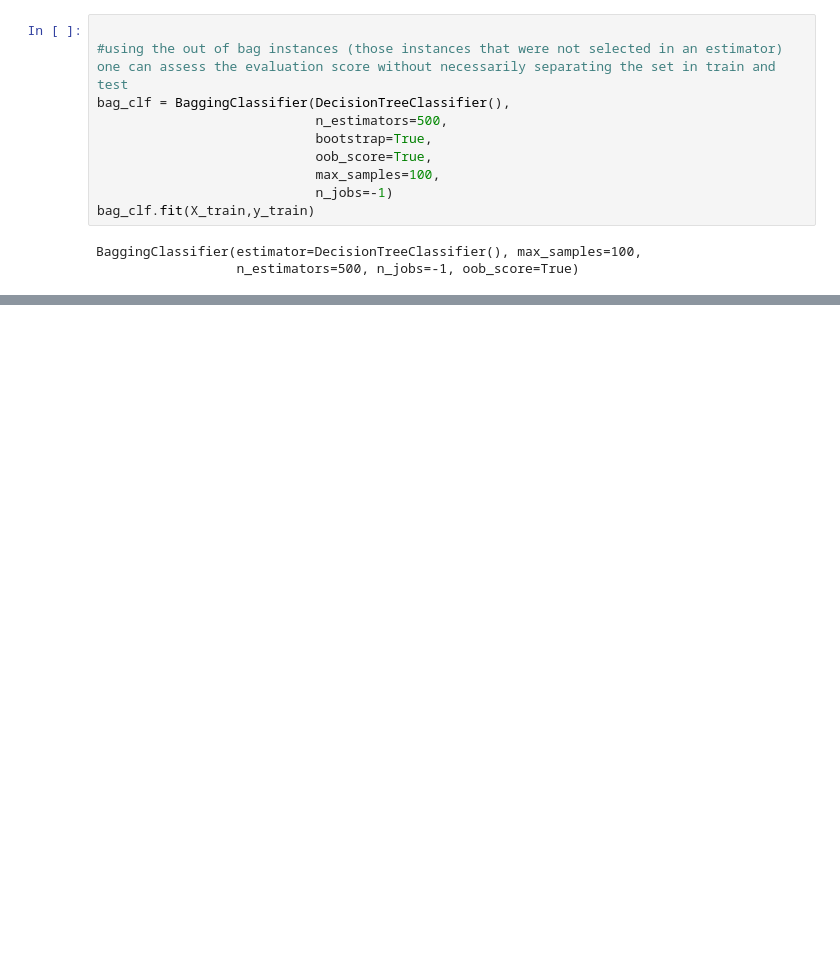
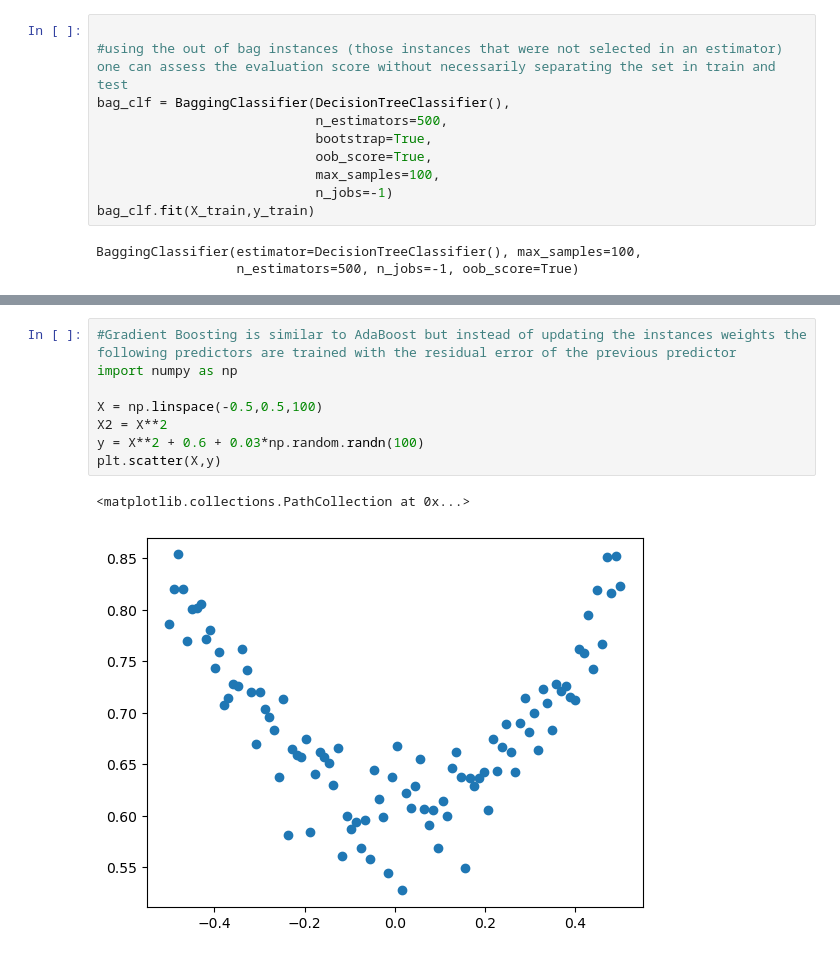
Before and after one commit to danigallart/DS_HandsOnML, a Jupyter notebook: src/EnsembleLearning/Ensemble_methods.ipynb, the cells around one changed output, grey strips where cells are left out. Saved outputs shown, nothing was run; the diff lists cells and outputs as text; blank space fills up the shorter version.

```diff
--- a/src/EnsembleLearning/Ensemble_methods.ipynb
+++ b/src/EnsembleLearning/Ensemble_methods.ipynb
@@ -69,0 +78,11 @@ accuracy_score: 0.9075 oob score: 0.907625
+# %%
+#Gradient Boosting is similar to AdaBoost but instead of updating the instances weights the following predictors are trained with the residual error of the previous predictor
+import numpy as np
+
+X = np.linspace(-0.5,0.5,100)
+X2 = X**2
+y = X**2 + 0.6 + 0.03*np.random.randn(100)
+plt.scatter(X,y)
+# %% [output]
+<matplotlib.collections.PathCollection at 0x...>
+[figure, added]
```
Also changed, not shown: parts of 18 cells of this notebook.
